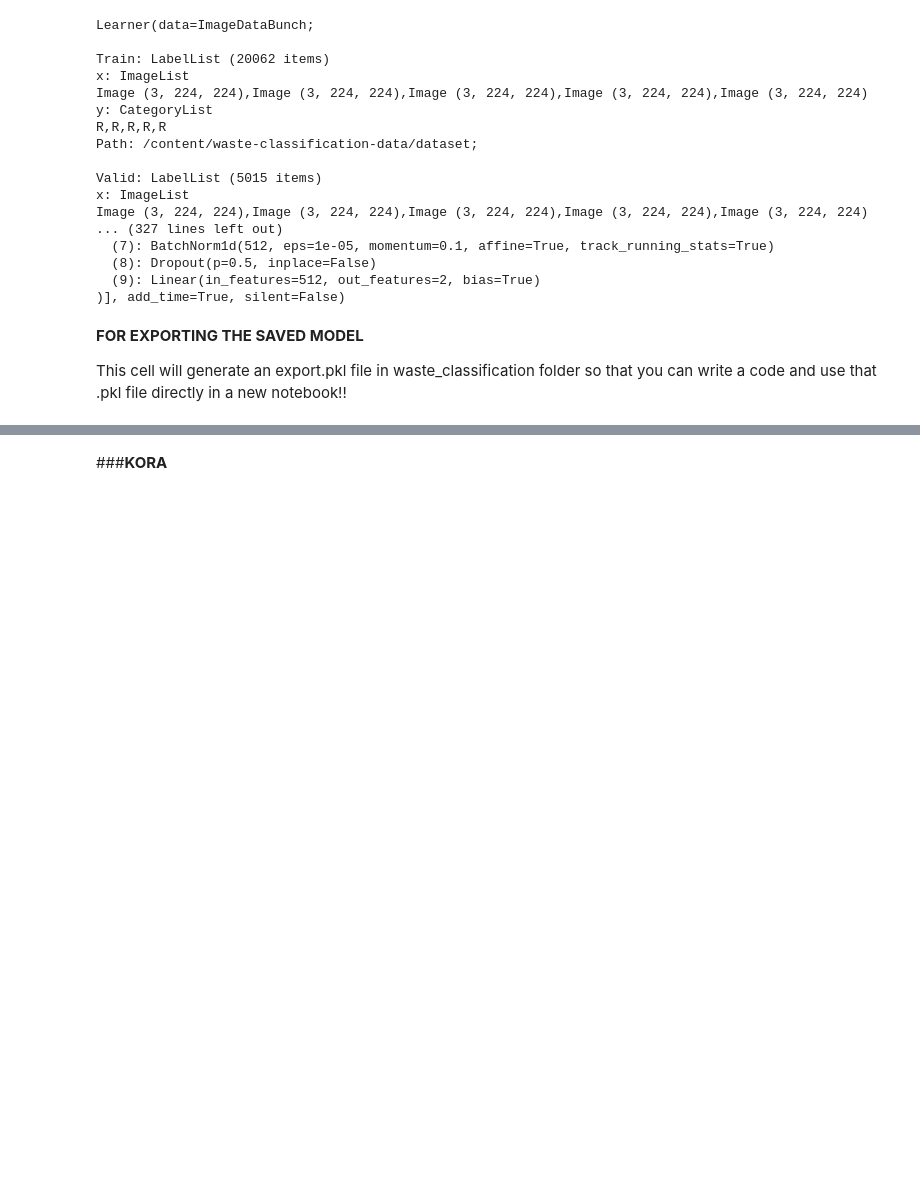
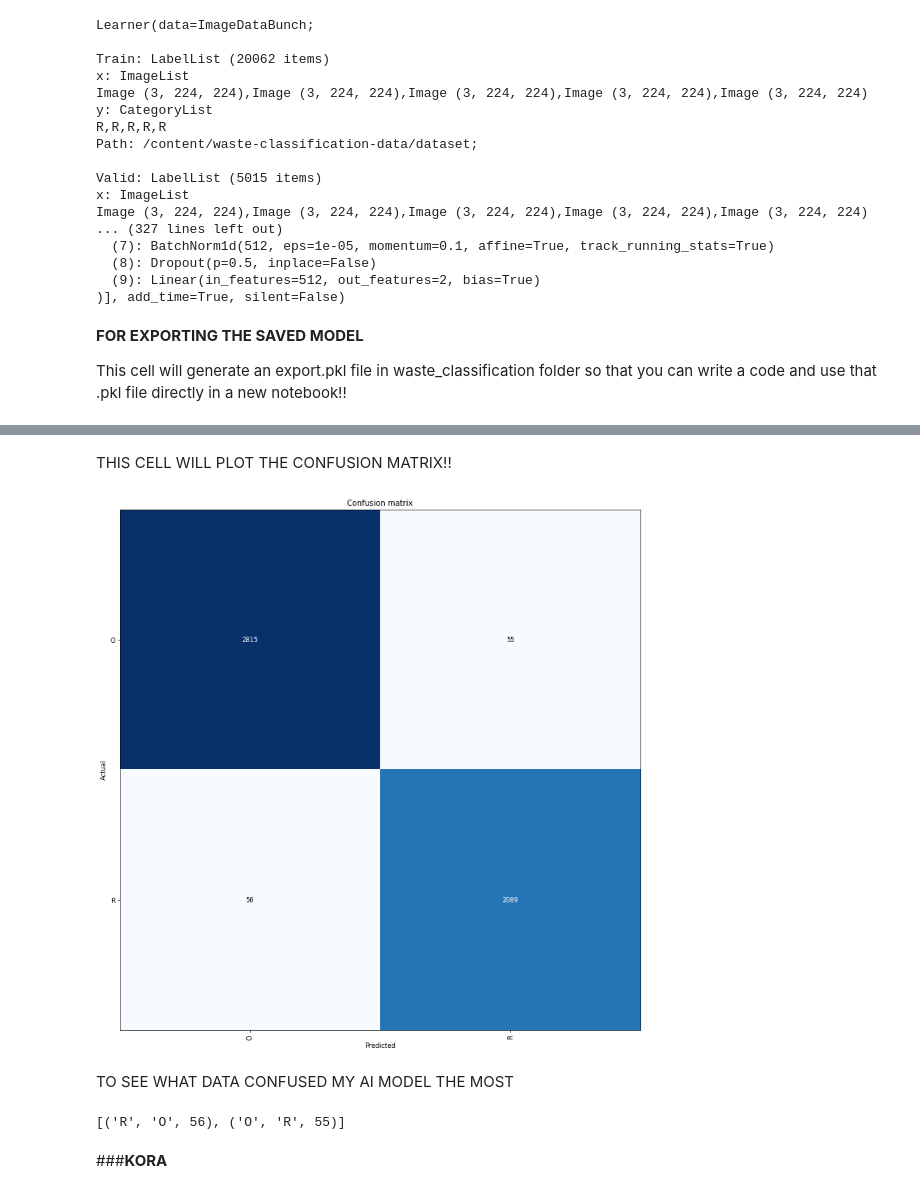
Before and after one commit to Bansalnitika21/Geeksman_AISquad_Project1_NITIKA, a Jupyter notebook: model_trainingandsaving.ipynb, the cells around one changed output, grey strips where cells are left out. Saved outputs shown, nothing was run; the diff lists cells and outputs as text; code cells hidden in the pictures; blank space fills up the shorter version.

```diff
--- a/model_trainingandsaving.ipynb
+++ b/model_trainingandsaving.ipynb
@@ -225,3 +243,15 @@ learn.export(my_dir+"/export.pkl")
+# %% [markdown]
+THIS CELL WILL PLOT THE CONFUSION MATRIX!!
+# %%
+interp.plot_confusion_matrix(figsize=(12,12), dpi=60)
+# %% [output]
+[figure, added]
+# %% [markdown]
+TO SEE WHAT DATA CONFUSED MY AI MODEL THE MOST
+# %%
+interp.most_confused(min_val=2)
+# %% [output]
+[('R', 'O', 56), ('O', 'R', 55)]
 # %% [markdown]
 ###**KORA**
 # %% [markdown]
```
Also changed, not shown: parts of 15 cells of this notebook.
